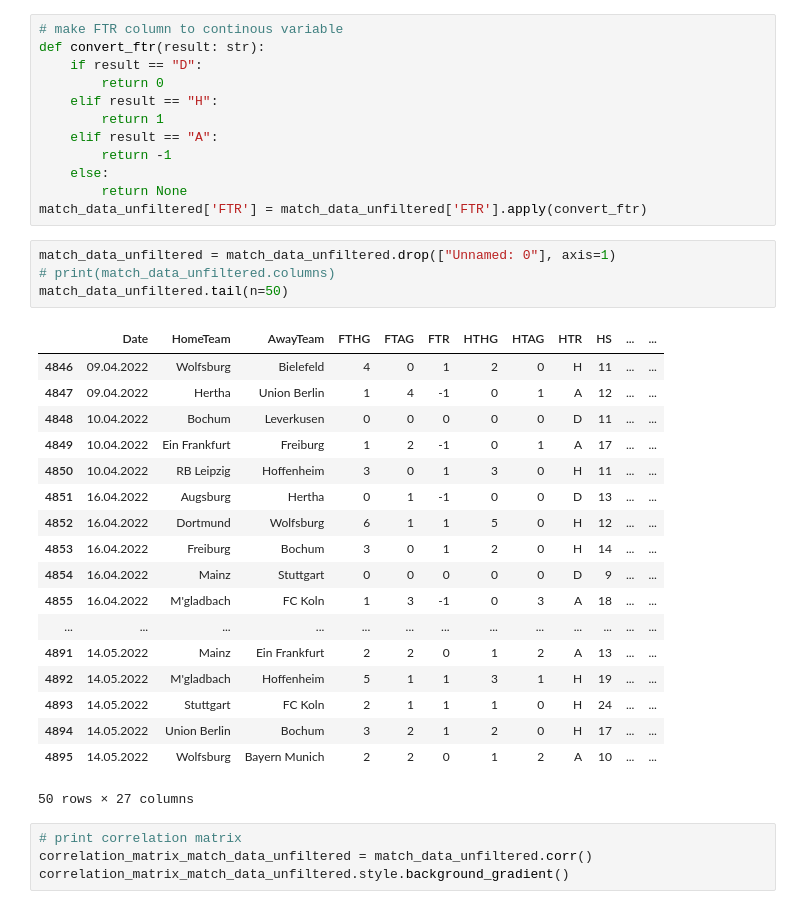
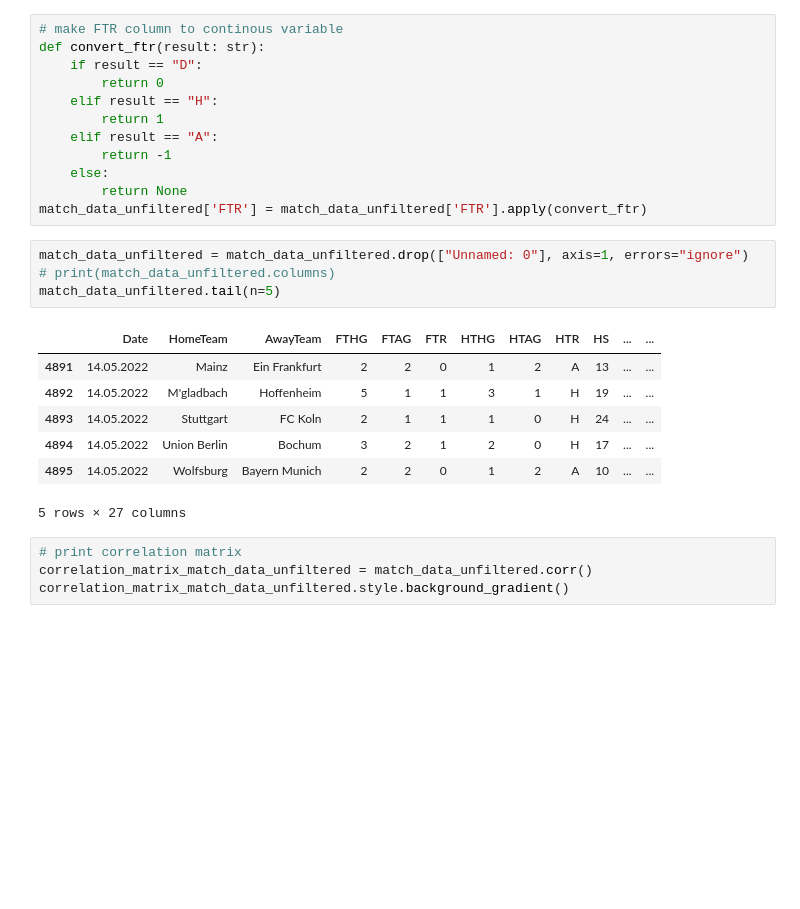
Before and after one commit to Max280201/Data-Exploration-Project, a Jupyter notebook: data_preprocessing_and_modelltraining_v1p.ipynb, the cells around one changed output. Cells and saved outputs as stored; diff of their text form; blank space fills up the shorter version.

```diff
--- a/data_preprocessing_and_modelltraining_v1p.ipynb
+++ b/data_preprocessing_and_modelltraining_v1p.ipynb
@@ -17,28 +21,17 @@ def convert_ftr(result: str):
         return None
 match_data_unfiltered['FTR'] = match_data_unfiltered['FTR'].apply(convert_ftr)
 # %%
-match_data_unfiltered = match_data_unfiltered.drop(["Unnamed: 0"], axis=1)
+match_data_unfiltered = match_data_unfiltered.drop(["Unnamed: 0"], axis=1, errors="ignore")
 # print(match_data_unfiltered.columns)
-match_data_unfiltered.tail(n=50)
+match_data_unfiltered.tail(n=5)
 # %% [output]
 |  | Date | HomeTeam | AwayTeam | FTHG | FTAG | FTR | HTHG | HTAG | HTR | HS | ... | ... |
-| 4846 | 09.04.2022 | Wolfsburg | Bielefeld | 4 | 0 | 1 | 2 | 0 | H | 11 | ... | ... |
-| 4847 | 09.04.2022 | Hertha | Union Berlin | 1 | 4 | -1 | 0 | 1 | A | 12 | ... | ... |
-| 4848 | 10.04.2022 | Bochum | Leverkusen | 0 | 0 | 0 | 0 | 0 | D | 11 | ... | ... |
-| 4849 | 10.04.2022 | Ein Frankfurt | Freiburg | 1 | 2 | -1 | 0 | 1 | A | 17 | ... | ... |
-| 4850 | 10.04.2022 | RB Leipzig | Hoffenheim | 3 | 0 | 1 | 3 | 0 | H | 11 | ... | ... |
-| 4851 | 16.04.2022 | Augsburg | Hertha | 0 | 1 | -1 | 0 | 0 | D | 13 | ... | ... |
-| 4852 | 16.04.2022 | Dortmund | Wolfsburg | 6 | 1 | 1 | 5 | 0 | H | 12 | ... | ... |
-| 4853 | 16.04.2022 | Freiburg | Bochum | 3 | 0 | 1 | 2 | 0 | H | 14 | ... | ... |
-| 4854 | 16.04.2022 | Mainz | Stuttgart | 0 | 0 | 0 | 0 | 0 | D | 9 | ... | ... |
-| 4855 | 16.04.2022 | M'gladbach | FC Koln | 1 | 3 | -1 | 0 | 3 | A | 18 | ... | ... |
-| ... | ... | ... | ... | ... | ... | ... | ... | ... | ... | ... | ... | ... |
 | 4891 | 14.05.2022 | Mainz | Ein Frankfurt | 2 | 2 | 0 | 1 | 2 | A | 13 | ... | ... |
 | 4892 | 14.05.2022 | M'gladbach | Hoffenheim | 5 | 1 | 1 | 3 | 1 | H | 19 | ... | ... |
 | 4893 | 14.05.2022 | Stuttgart | FC Koln | 2 | 1 | 1 | 1 | 0 | H | 24 | ... | ... |
 | 4894 | 14.05.2022 | Union Berlin | Bochum | 3 | 2 | 1 | 2 | 0 | H | 17 | ... | ... |
 | 4895 | 14.05.2022 | Wolfsburg | Bayern Munich | 2 | 2 | 0 | 1 | 2 | A | 10 | ... | ... |
-50 rows × 27 columns
+5 rows × 27 columns
 # %%
 # print correlation matrix
 correlation_matrix_match_data_unfiltered = match_data_unfiltered.corr()
```
Also changed, not shown: parts of 8 cells of this notebook.
